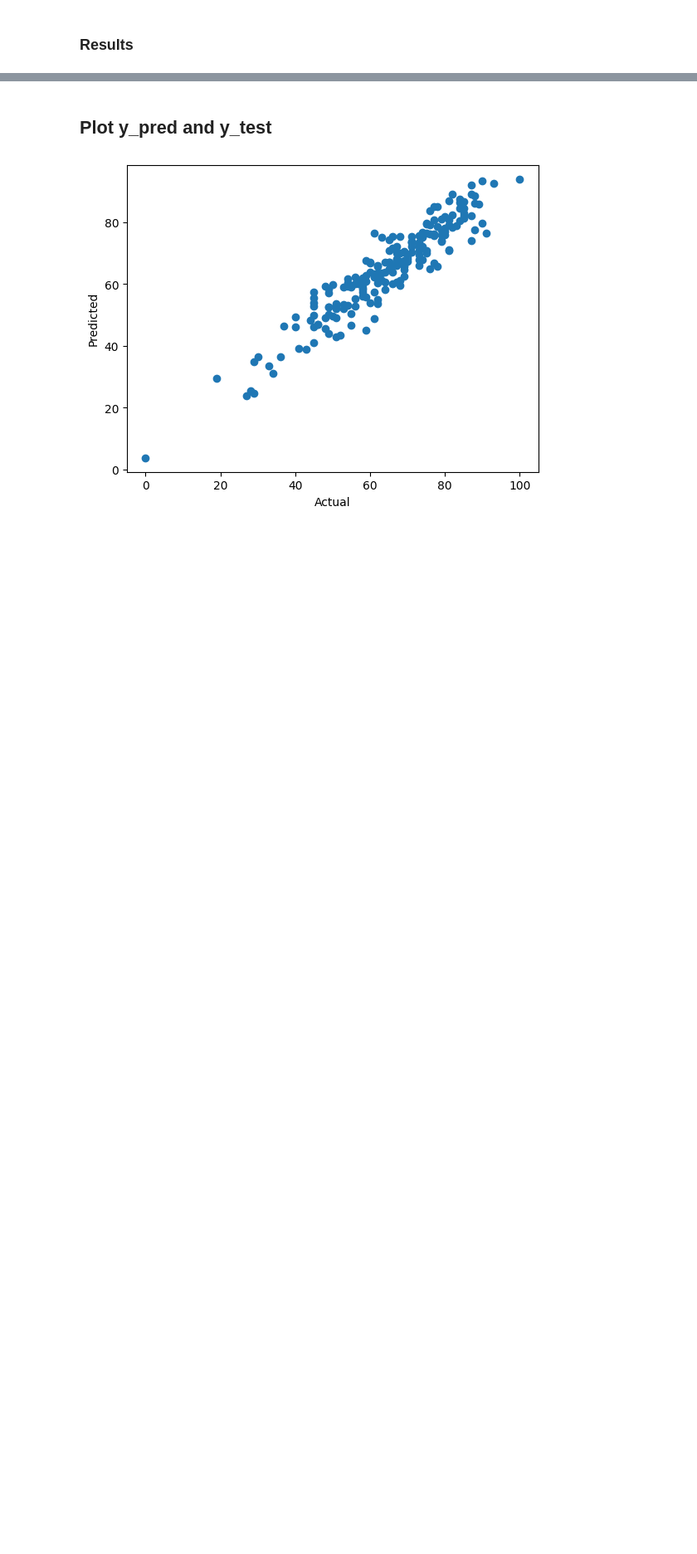
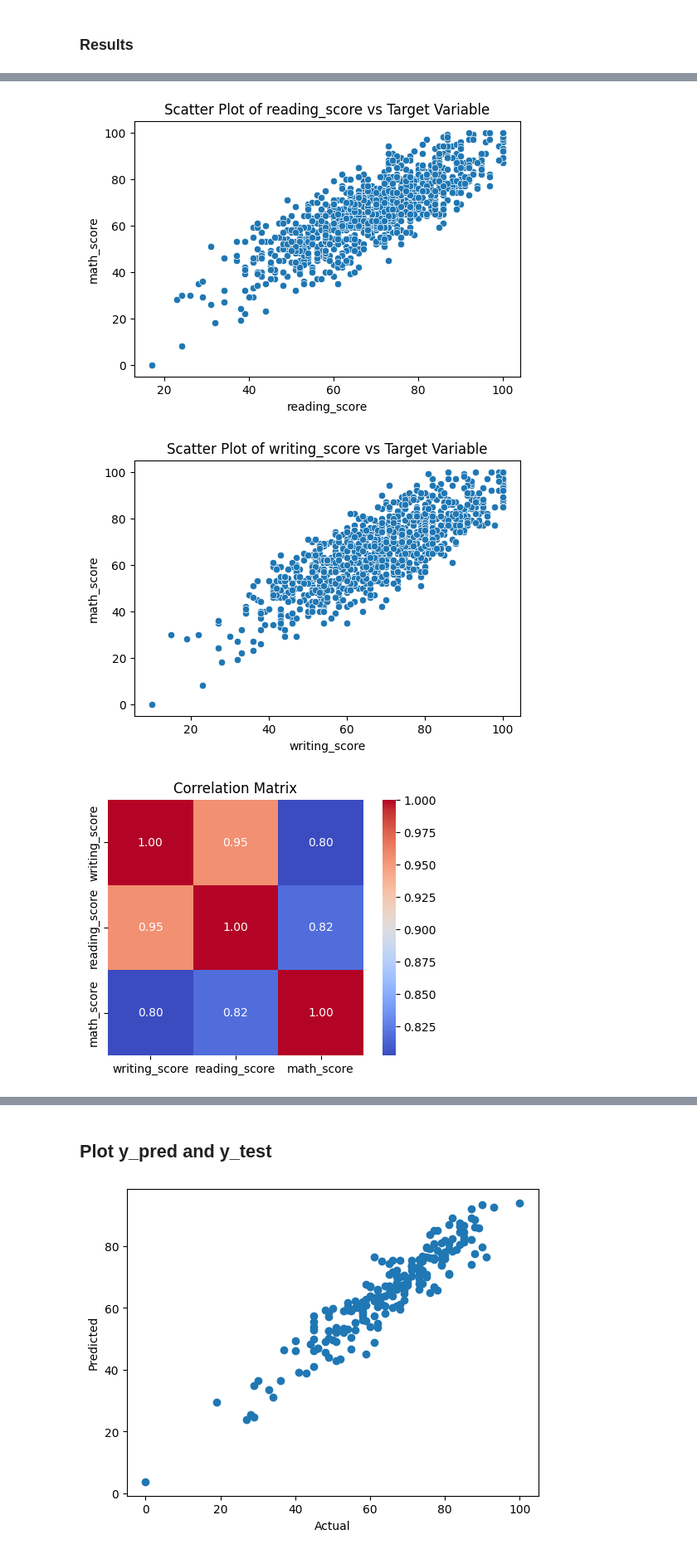
Before and after one commit to ani98622/Predictive_modelling_and_data_analysis, a Jupyter notebook: notebook/2. MODEL TRAINING.ipynb, the cells around one changed output, grey strips where cells are left out. Shown at 83% size. Cells and saved outputs as stored; diff of their text form; code cells hidden in the pictures; blank space fills up the shorter version.

```diff
--- a/notebook/2. MODEL TRAINING.ipynb
+++ b/notebook/2. MODEL TRAINING.ipynb
@@ -239,0 +247,17 @@ print(" Accuracy of the model is %.2f" %score)
+# %%
+# Scatter Plot & Correlation Plot between math_score & num variables
+for num in num_features:
+    plt.figure(figsize=(6, 4))
+    sns.scatterplot(x=num, y='math_score', data=df)
+    plt.title(f'Scatter Plot of {num} vs Target Variable')
+    plt.show()
+
+correlation_matrix = df[['writing_score','reading_score','math_score']].corr()
+plt.figure(figsize=(6, 4))
+sns.heatmap(correlation_matrix, annot=True, fmt=".2f", cmap='coolwarm', square=True)
+plt.title('Correlation Matrix')
+plt.show()
+# %% [output]
+[figure, added]
+[figure, added]
+[figure, added]
```
Also changed, not shown: parts of 29 cells of this notebook.
